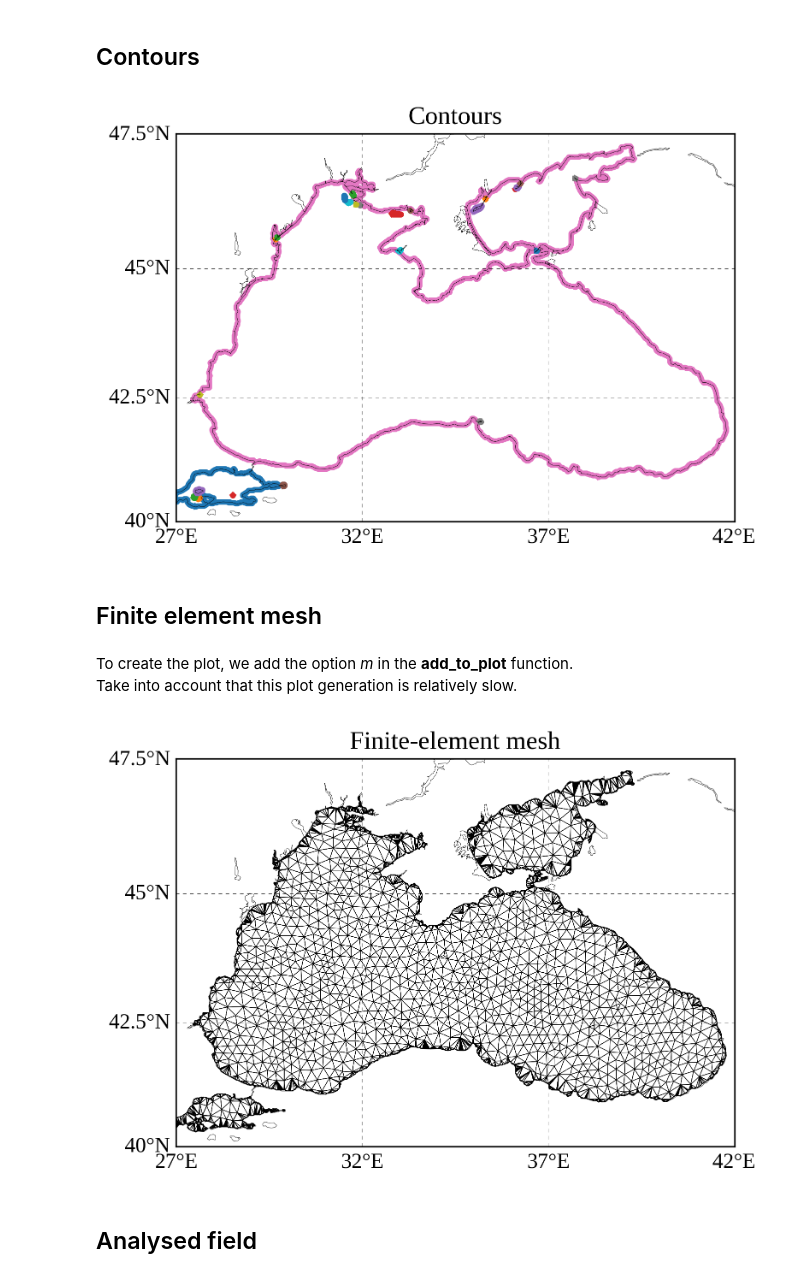
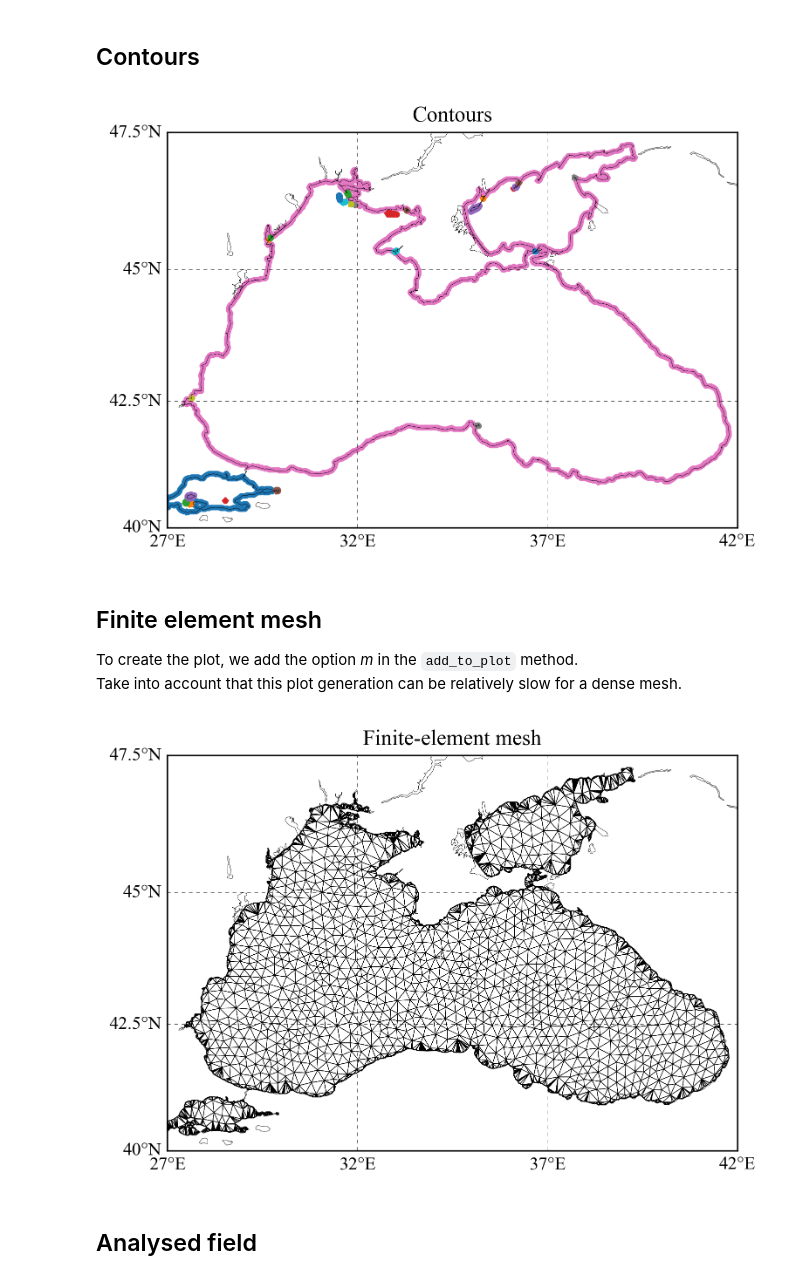
Before and after one commit to gher-uliege/DivaPythonTools, a Jupyter notebook: Notebooks/run_diva2D_MLD.ipynb, the cells around one changed output. Saved outputs shown, nothing was run; the diff lists cells and outputs as text; code cells hidden in the pictures.

```diff
--- a/Notebooks/run_diva2D_MLD.ipynb
+++ b/Notebooks/run_diva2D_MLD.ipynb
@@ -13,3 +12,6 @@ import subprocess
+# %%
+rcParams['figure.dpi'] = 300
+rcParams['font.size'] = 10.0
 # %% [markdown]
 Suppress mpl_toolkits warnings due to version mismatch:
 # %%
@@ -46,4 +44,2 @@ Make figures and font size bigger; increase figure resolution:
-# %%
-rcParams.update({'font.size': 12, 'figure.dpi': 300})
 # %% [markdown]
 ## Create paths and file names
@@ -63,12 +59,9 @@ For each input file, we first creat an object (i.e., **Data**, **Contour** and *
 * plotting,
 * getting a description.
 # %%
-Data = pydiva2d.Diva2DData()
-Data.read_from(datafile)
-Contour = pydiva2d.Diva2DContours()
-Contour.read_from(coastfile)
-Param = pydiva2d.Diva2DParameters()
-Param.read_from(paramfile)
+Data = pydiva2d.Diva2DData().read_from(datafile)
+Contour = pydiva2d.Diva2DContours().read_from(coastfile)
+Param = pydiva2d.Diva2DParameters().read_from(paramfile)
 # %% [markdown]
 For example with the parameters:
 # %%
@@ -104,3 +88,3 @@ and we create a new **Mesh** object using the information from the 2 files gener
 # %%
-Mesh = pydiva2d.Diva2DMesh()
-Mesh.read_from(DivaFiles.mesh, DivaFiles.meshtopo)
+mesh2d = pydiva2d.Diva2DMesh().read_from(DivaFiles.mesh, DivaFiles.meshtopo)
+mesh2d.describe()
@@ -175,26 +139,26 @@ plt.savefig(os.path.join(figdir, 'contours.png'))
 plt.show()
 plt.close()
 # %% [output]
-[figure, old version]
+[figure, new version]
-# %% [markdown]
-## Finite element mesh
 # %% [markdown]
-To create the plot, we add the option *m* in the **add_to_plot** function.<br>
-Take into account that this plot generation is relatively slow.
+## Finite element mesh
+
+To create the plot, we add the option *m* in the `add_to_plot` method.
+Take into account that this plot generation can be relatively slow for a dense mesh.
 # %%
 fig = plt.figure()
 ax = plt.subplot(111)
 m.ax = ax
-Mesh.add_to_plot(m, linewidth=0.25, color='k')
+mesh2d.add_to_plot(m, linewidth=0.25, color='k')
 m.drawmeridians(np.linspace(Param.xori, Param.xend, 4), labels=[0, 0, 0, 1], linewidth=0.2)
 m.drawparallels(np.linspace(Param.yori, Param.yend, 4), labels=[1, 0, 0, 0], linewidth=0.2)
 m.drawcoastlines(linewidth=0.2, zorder=3)
 plt.title("Finite-element mesh")
 plt.savefig(os.path.join(figdir, 'mesh.png'))
 plt.show()
 plt.close()
 # %% [output]
-[figure, old version]
+[figure, new version]
 # %% [markdown]
 ## Analysed field
 # %%
```
Also changed, not shown: parts of 39 cells of this notebook.
